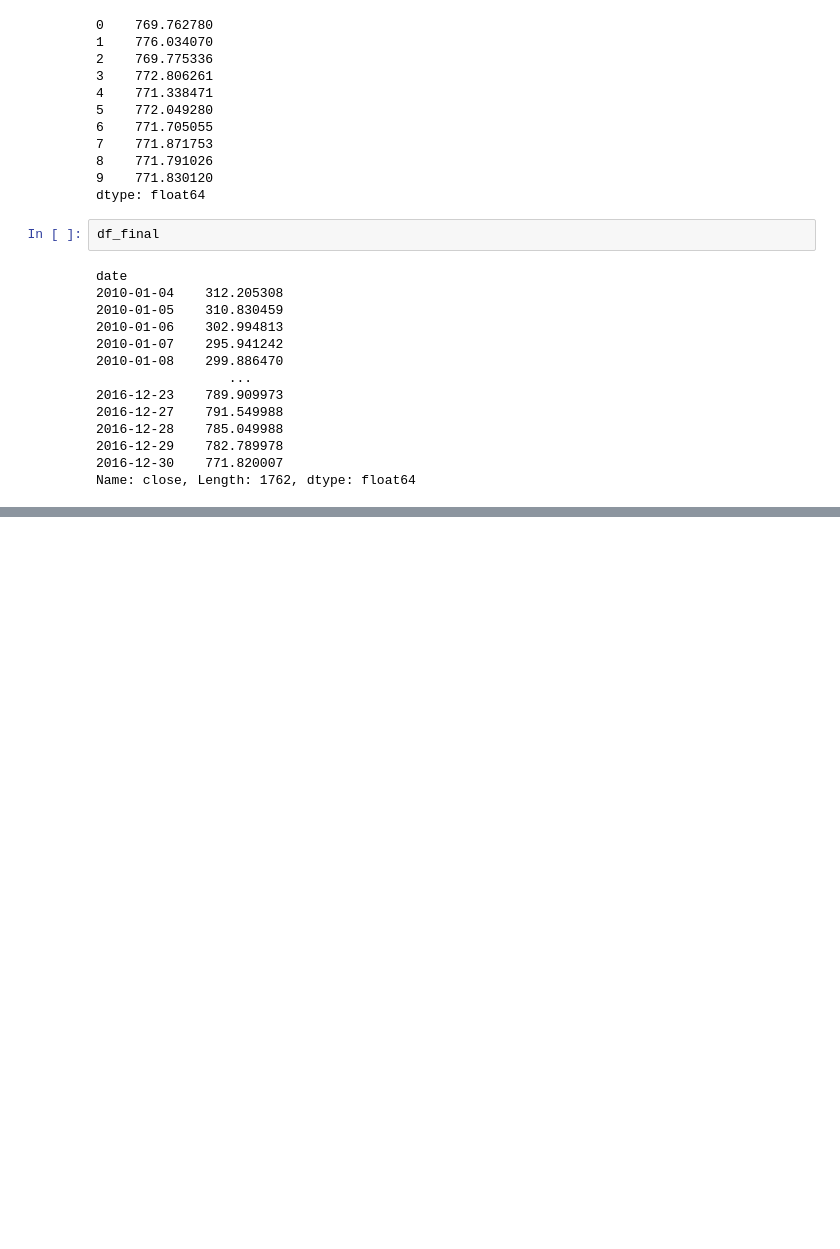
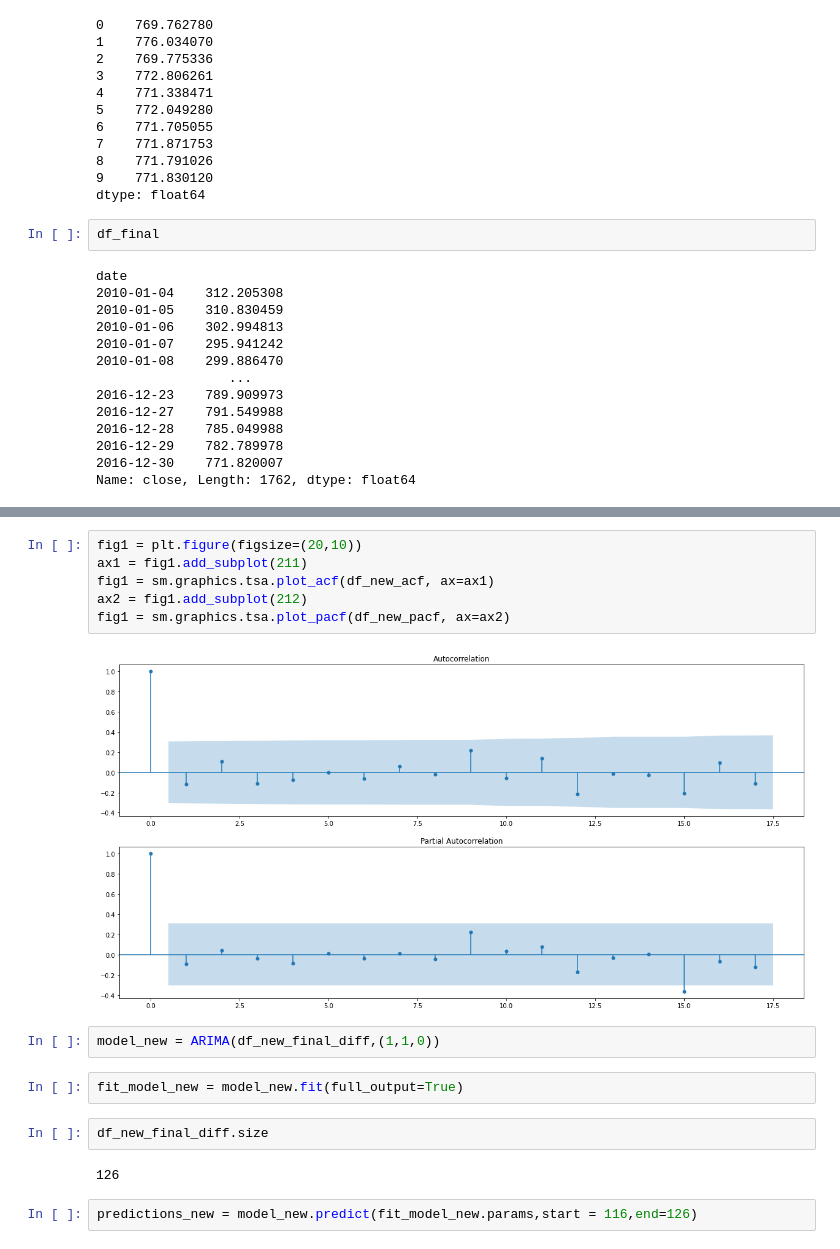
Before and after one commit to HarshitCodex/ARIMA-GARCH-modeling, a Jupyter notebook: SP500_NYSE/stock_ARIMA.ipynb, the cells around one changed output, grey strips where cells are left out. Saved outputs shown, nothing was run; the diff lists cells and outputs as text; blank space fills up the shorter version.

```diff
--- a/SP500_NYSE/stock_ARIMA.ipynb
+++ b/SP500_NYSE/stock_ARIMA.ipynb
@@ -382,0 +488,18 @@ Name: close, Length: 1762, dtype: float64
+# %%
+fig1 = plt.figure(figsize=(20,10))
+ax1 = fig1.add_subplot(211)
+fig1 = sm.graphics.tsa.plot_acf(df_new_acf, ax=ax1)
+ax2 = fig1.add_subplot(212)
+fig1 = sm.graphics.tsa.plot_pacf(df_new_pacf, ax=ax2)
+# %% [output]
+[figure, added]
+# %%
+model_new = ARIMA(df_new_final_diff,(1,1,0))
+# %%
+fit_model_new = model_new.fit(full_output=True)
+# %%
+df_new_final_diff.size
+# %% [output]
+126
+# %%
+predictions_new = model_new.predict(fit_model_new.params,start = 116,end=126)
```
Also changed, not shown: parts of 29 cells of this notebook, 2 other files.
